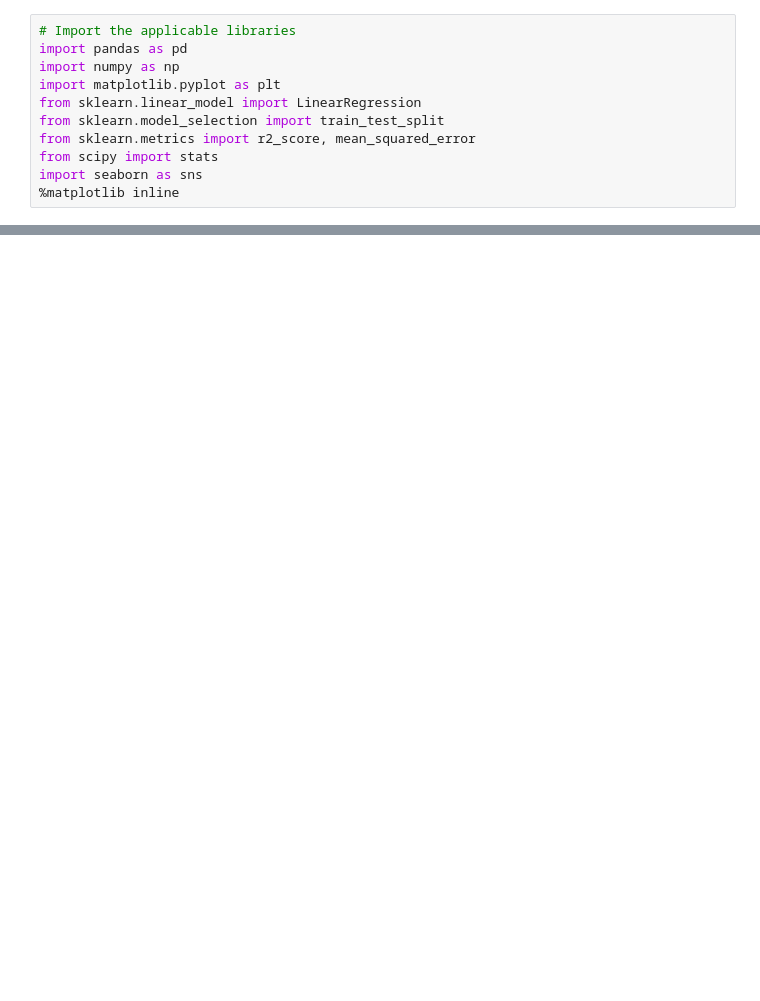
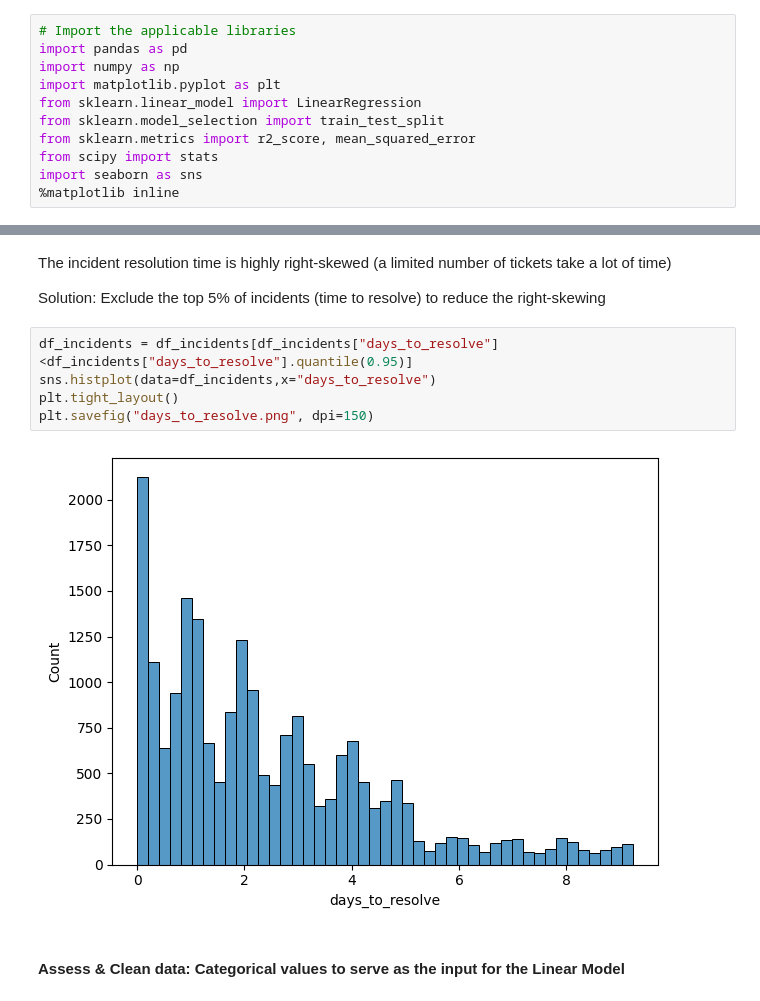
Before and after one commit to BartLeplae/IncidentTicketAnalysis, a Jupyter notebook: IncidentTicketAnalysis.ipynb, the cells around one changed output, grey strips where cells are left out. Cells and saved outputs as stored; diff of their text form; blank space fills up the shorter version.

```diff
--- a/IncidentTicketAnalysis.ipynb
+++ b/IncidentTicketAnalysis.ipynb
@@ -43,0 +57,13 @@ for var in  cat_vars:
+# %% [markdown]
+The incident resolution time is highly right-skewed (a limited number of tickets take a lot of time)
+
+Solution: Exclude the top 5% of incidents (time to resolve) to reduce the right-skewing
+# %%
+df_incidents = df_incidents[df_incidents["days_to_resolve"]<df_incidents["days_to_resolve"].quantile(0.95)]
+sns.histplot(data=df_incidents,x="days_to_resolve")
+plt.tight_layout()
+plt.savefig("days_to_resolve.png", dpi=150)
+# %% [output]
+[figure, added]
+# %% [markdown]
+#### Assess & Clean data: Categorical values to serve as the input for the Linear Model
```
Also changed, not shown: parts of 79 cells of this notebook, 14 other files.
